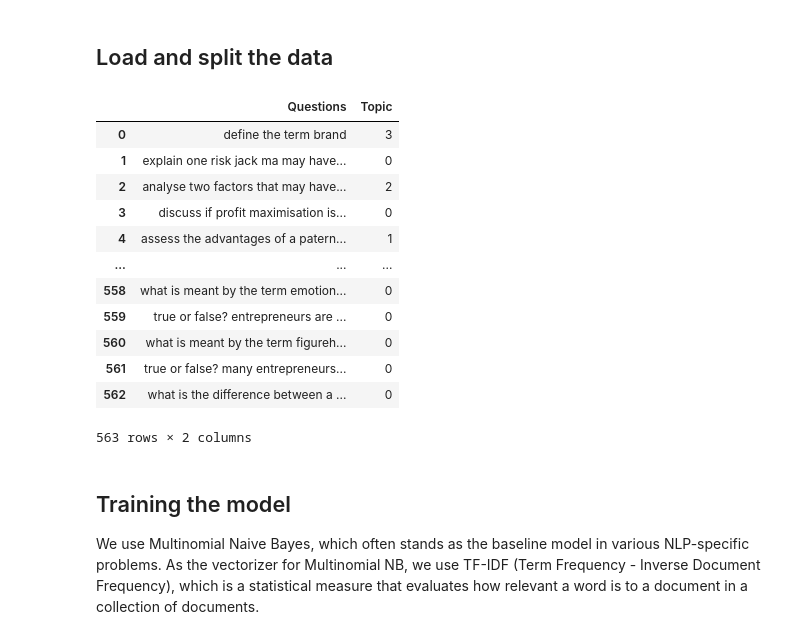
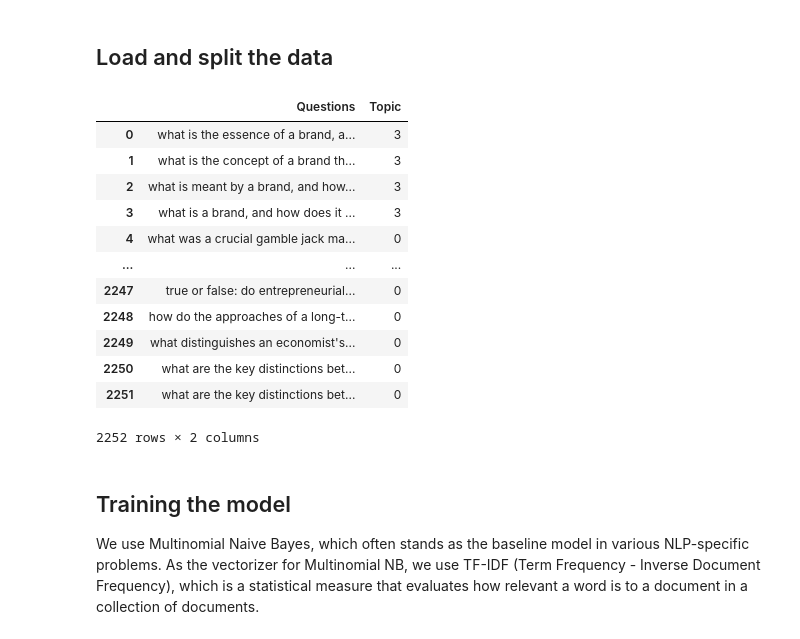
Before and after one commit to IU-Capstone-Project-2024/A-Level, a Jupyter notebook: notebooks/naive_bayes.ipynb, the cells around one changed output. Cells and saved outputs as stored; diff of their text form; code cells hidden in the pictures.

```diff
--- a/notebooks/naive_bayes.ipynb
+++ b/notebooks/naive_bayes.ipynb
@@ -20,21 +21,23 @@ True
 ## Load and split the data
 # %%
 reader = DatasetReader(encode_labels=True)
-data = reader.read_dir('../data')
-data
+train = reader.read_dirs('../data/augmentation')
+test = reader.read_dirs('../data/csv')
+
+train
 # %% [output]
 |  | Questions | Topic |
-| 0 | define the term brand | 3 |
-| 1 | explain one risk jack ma may have... | 0 |
-| 2 | analyse two factors that may have... | 2 |
-| 3 | discuss if profit maximisation is... | 0 |
-| 4 | assess the advantages of a patern... | 1 |
+| 0 | what is the essence of a brand, a... | 3 |
+| 1 | what is the concept of a brand th... | 3 |
+| 2 | what is meant by a brand, and how... | 3 |
+| 3 | what is a brand, and how does it ... | 3 |
+| 4 | what was a crucial gamble jack ma... | 0 |
 | ... | ... | ... |
-| 558 | what is meant by the term emotion... | 0 |
-| 559 | true or false? entrepreneurs are ... | 0 |
-| 560 | what is meant by the term figureh... | 0 |
-| 561 | true or false? many entrepreneurs... | 0 |
-| 562 | what is the difference between a ... | 0 |
+| 2247 | true or false: do entrepreneurial... | 0 |
+| 2248 | how do the approaches of a long-t... | 0 |
+| 2249 | what distinguishes an economist's... | 0 |
+| 2250 | what are the key distinctions bet... | 0 |
+| 2251 | what are the key distinctions bet... | 0 |
-563 rows × 2 columns
+2252 rows × 2 columns
 # %%
 # Splitting the dataset into training and testing sets
```
Also changed, not shown: parts of 3 cells of this notebook, 2 other files.
